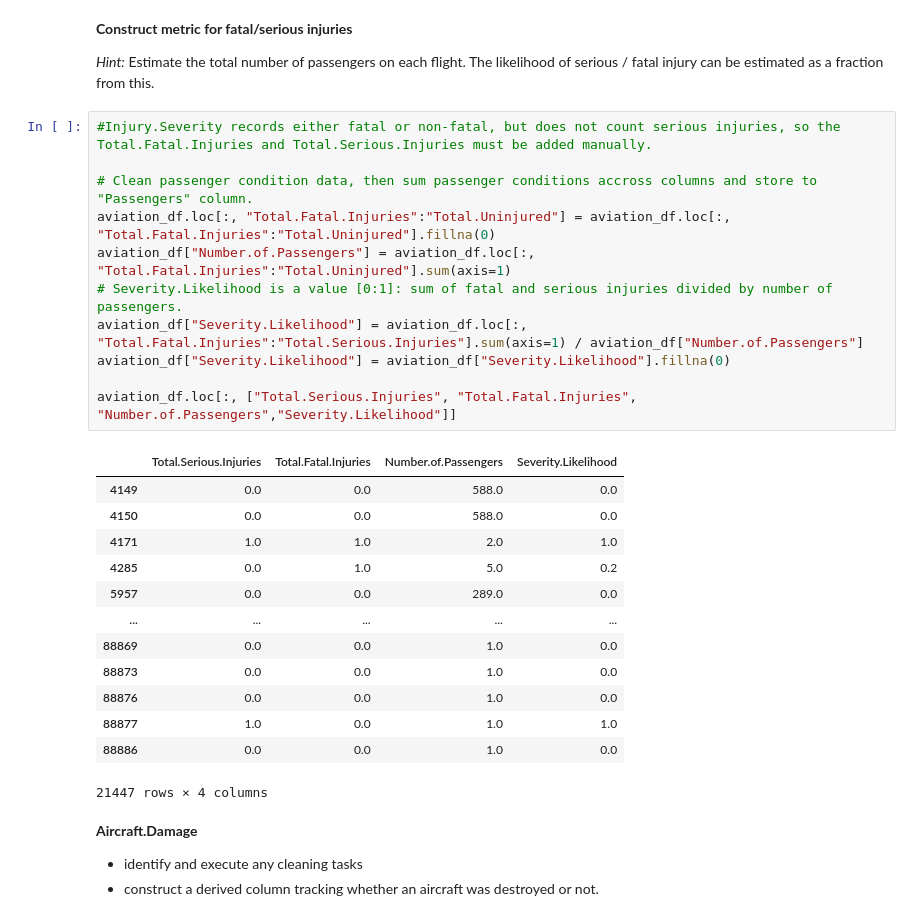
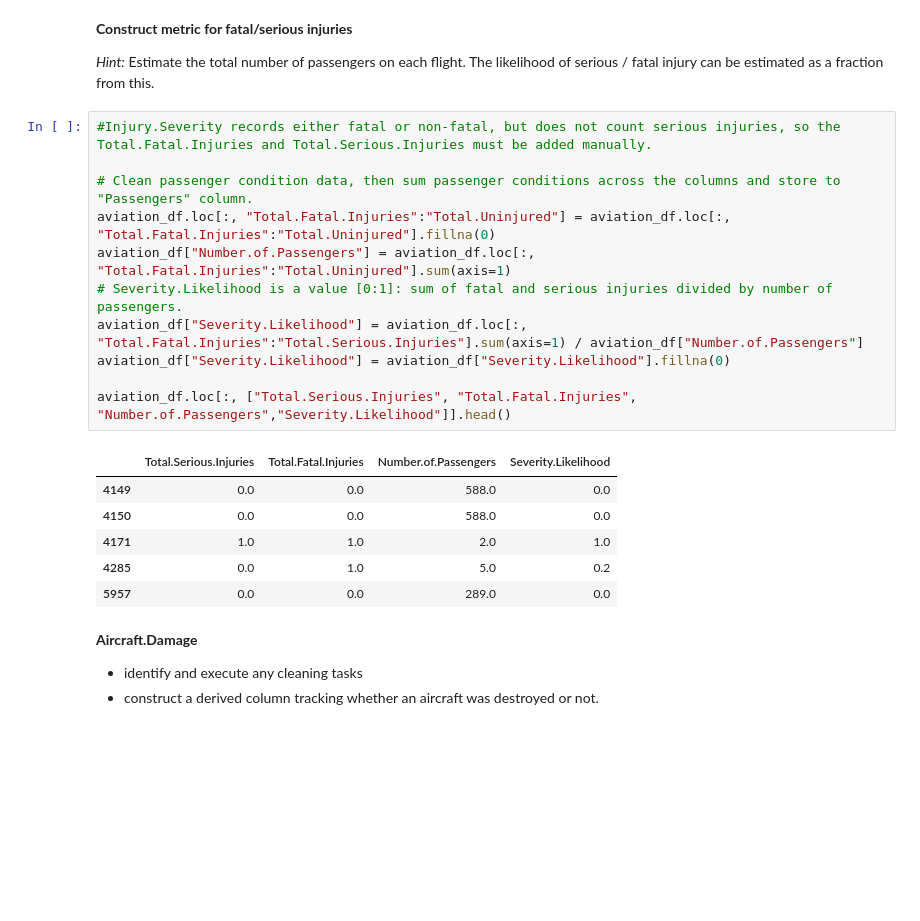
Before and after one commit to adoniscanada/dsc-course0-m8-lab, a Jupyter notebook: Aviation_Accidents_Cleaning.ipynb, the cells around one changed output. Drawn from its saved outputs; the diff is of its cells as text; blank space fills up the shorter version.

Commit message:
improved cleaning

```diff
--- a/Aviation_Accidents_Cleaning.ipynb
+++ b/Aviation_Accidents_Cleaning.ipynb
@@ -86,28 +87,21 @@ Injuries and robustness to destruction are a key interest point for the client.
 # %%
 #Injury.Severity records either fatal or non-fatal, but does not count serious injuries, so the Total.Fatal.Injuries and Total.Serious.Injuries must be added manually.
 
-# Clean passenger condition data, then sum passenger conditions accross columns and store to "Passengers" column.
+# Clean passenger condition data, then sum passenger conditions across the columns and store to "Passengers" column.
 aviation_df.loc[:, "Total.Fatal.Injuries":"Total.Uninjured"] = aviation_df.loc[:, "Total.Fatal.Injuries":"Total.Uninjured"].fillna(0)
 aviation_df["Number.of.Passengers"] = aviation_df.loc[:, "Total.Fatal.Injuries":"Total.Uninjured"].sum(axis=1)
 # Severity.Likelihood is a value [0:1]: sum of fatal and serious injuries divided by number of passengers.
 aviation_df["Severity.Likelihood"] = aviation_df.loc[:, "Total.Fatal.Injuries":"Total.Serious.Injuries"].sum(axis=1) / aviation_df["Number.of.Passengers"]
 aviation_df["Severity.Likelihood"] = aviation_df["Severity.Likelihood"].fillna(0)
 
-aviation_df.loc[:, ["Total.Serious.Injuries", "Total.Fatal.Injuries", "Number.of.Passengers","Severity.Likelihood"]]
+aviation_df.loc[:, ["Total.Serious.Injuries", "Total.Fatal.Injuries", "Number.of.Passengers","Severity.Likelihood"]].head()
 # %% [output]
 |  | Total.Serious.Injuries | Total.Fatal.Injuries | Number.of.Passengers | Severity.Likelihood |
 | 4149 | 0.0 | 0.0 | 588.0 | 0.0 |
 | 4150 | 0.0 | 0.0 | 588.0 | 0.0 |
 | 4171 | 1.0 | 1.0 | 2.0 | 1.0 |
 | 4285 | 0.0 | 1.0 | 5.0 | 0.2 |
 | 5957 | 0.0 | 0.0 | 289.0 | 0.0 |
-| ... | ... | ... | ... | ... |
-| 88869 | 0.0 | 0.0 | 1.0 | 0.0 |
-| 88873 | 0.0 | 0.0 | 1.0 | 0.0 |
-| 88876 | 0.0 | 0.0 | 1.0 | 0.0 |
-| 88877 | 1.0 | 0.0 | 1.0 | 1.0 |
-| 88886 | 0.0 | 0.0 | 1.0 | 0.0 |
-21447 rows × 4 columns
 # %% [markdown]
 **Aircraft.Damage**
 - identify and execute any cleaning tasks
```
Also changed, not shown: parts of 8 cells of this notebook, 1 other file.
